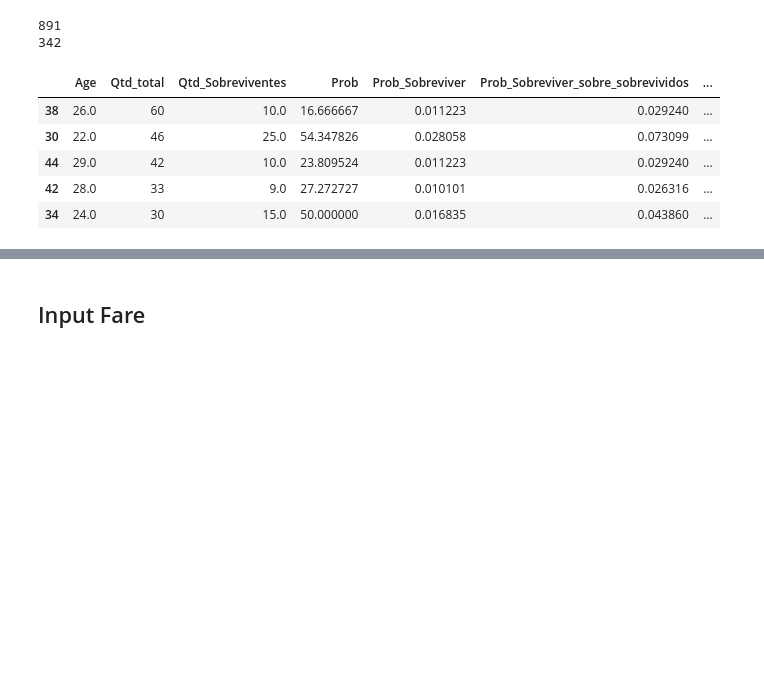
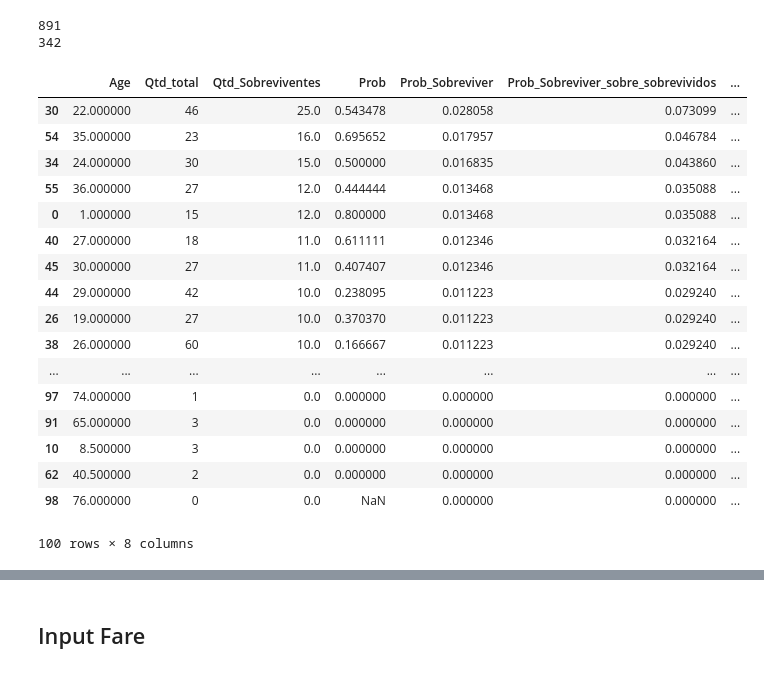
Before and after one commit to Pantoja87/Titanic-Disaster, a Jupyter notebook: TITANIC.ipynb, the cells around one changed output, grey strips where cells are left out. Drawn from its saved outputs; the diff is of its cells as text; code cells hidden in the pictures; blank space fills up the shorter version.

```diff
--- a/TITANIC.ipynb
+++ b/TITANIC.ipynb
@@ -322,7 +298,7 @@ df_age = df_age.rename(columns={'Age':'Age','Survived_Lbl':'Qtd_total','Survived
 df_age = df_age.sort_values('Qtd_total',ascending=False)
 # %%
 
-df_age['Prob'] = (df_age.Qtd_Sobreviventes/df_age.Qtd_total)*100
+df_age['Prob'] = df_age.Qtd_Sobreviventes/df_age.Qtd_total
 
 Qtd_total= df_age.Qtd_total.sum().astype(int)
 print(Qtd_total)
@@ -341,11 +317,23 @@ df_age['Prob_não_Sobreviver_sobre_sobrevivesntes'] = 1-df_age.Prob_Sobreviver_s
 # %%
 df_age = df_age.sort_values('Prob',ascending=False)
 # %%
-df_age[df_age.Qtd_total>0].sort_values('Qtd_total',ascending=False).head()
+df_age.sort_values('Prob_Sobreviver',ascending=False)
 # %% [output]
 |  | Age | Qtd_total | Qtd_Sobreviventes | Prob | Prob_Sobreviver | Prob_Sobreviver_sobre_sobrevividos | ... |
-| 38 | 26.0 | 60 | 10.0 | 16.666667 | 0.011223 | 0.029240 | ... |
-| 30 | 22.0 | 46 | 25.0 | 54.347826 | 0.028058 | 0.073099 | ... |
-| 44 | 29.0 | 42 | 10.0 | 23.809524 | 0.011223 | 0.029240 | ... |
-| 42 | 28.0 | 33 | 9.0 | 27.272727 | 0.010101 | 0.026316 | ... |
-| 34 | 24.0 | 30 | 15.0 | 50.000000 | 0.016835 | 0.043860 | ... |
+| 30 | 22.000000 | 46 | 25.0 | 0.543478 | 0.028058 | 0.073099 | ... |
+| 54 | 35.000000 | 23 | 16.0 | 0.695652 | 0.017957 | 0.046784 | ... |
+| 34 | 24.000000 | 30 | 15.0 | 0.500000 | 0.016835 | 0.043860 | ... |
+| 55 | 36.000000 | 27 | 12.0 | 0.444444 | 0.013468 | 0.035088 | ... |
+| 0 | 1.000000 | 15 | 12.0 | 0.800000 | 0.013468 | 0.035088 | ... |
+| 40 | 27.000000 | 18 | 11.0 | 0.611111 | 0.012346 | 0.032164 | ... |
+| 45 | 30.000000 | 27 | 11.0 | 0.407407 | 0.012346 | 0.032164 | ... |
+| 44 | 29.000000 | 42 | 10.0 | 0.238095 | 0.011223 | 0.029240 | ... |
+| 26 | 19.000000 | 27 | 10.0 | 0.370370 | 0.011223 | 0.029240 | ... |
+| 38 | 26.000000 | 60 | 10.0 | 0.166667 | 0.011223 | 0.029240 | ... |
+| ... | ... | ... | ... | ... | ... | ... | ... |
+| 97 | 74.000000 | 1 | 0.0 | 0.000000 | 0.000000 | 0.000000 | ... |
+| 91 | 65.000000 | 3 | 0.0 | 0.000000 | 0.000000 | 0.000000 | ... |
+| 10 | 8.500000 | 3 | 0.0 | 0.000000 | 0.000000 | 0.000000 | ... |
+| 62 | 40.500000 | 2 | 0.0 | 0.000000 | 0.000000 | 0.000000 | ... |
+| 98 | 76.000000 | 0 | 0.0 | NaN | 0.000000 | 0.000000 | ... |
+100 rows × 8 columns
```
Also changed, not shown: parts of 70 cells of this notebook.
